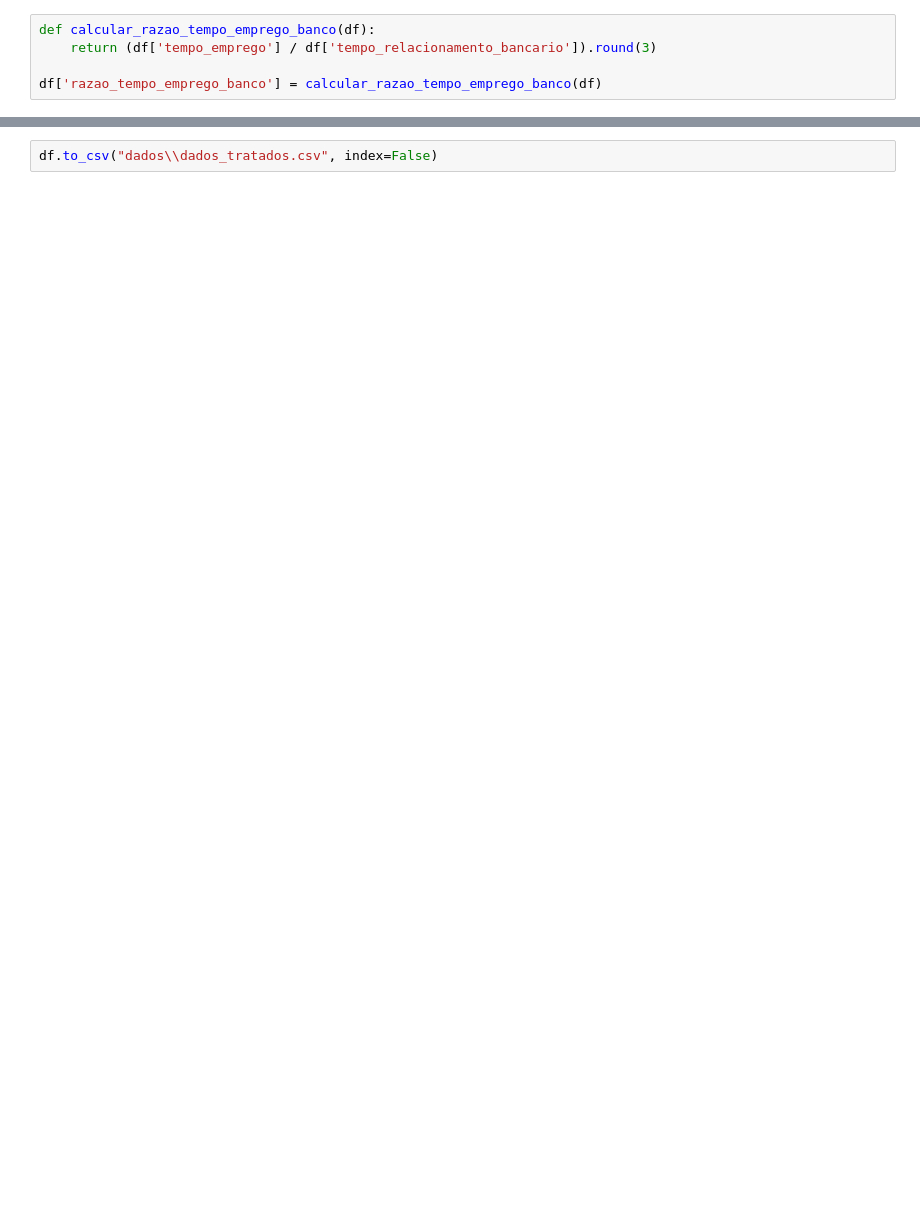
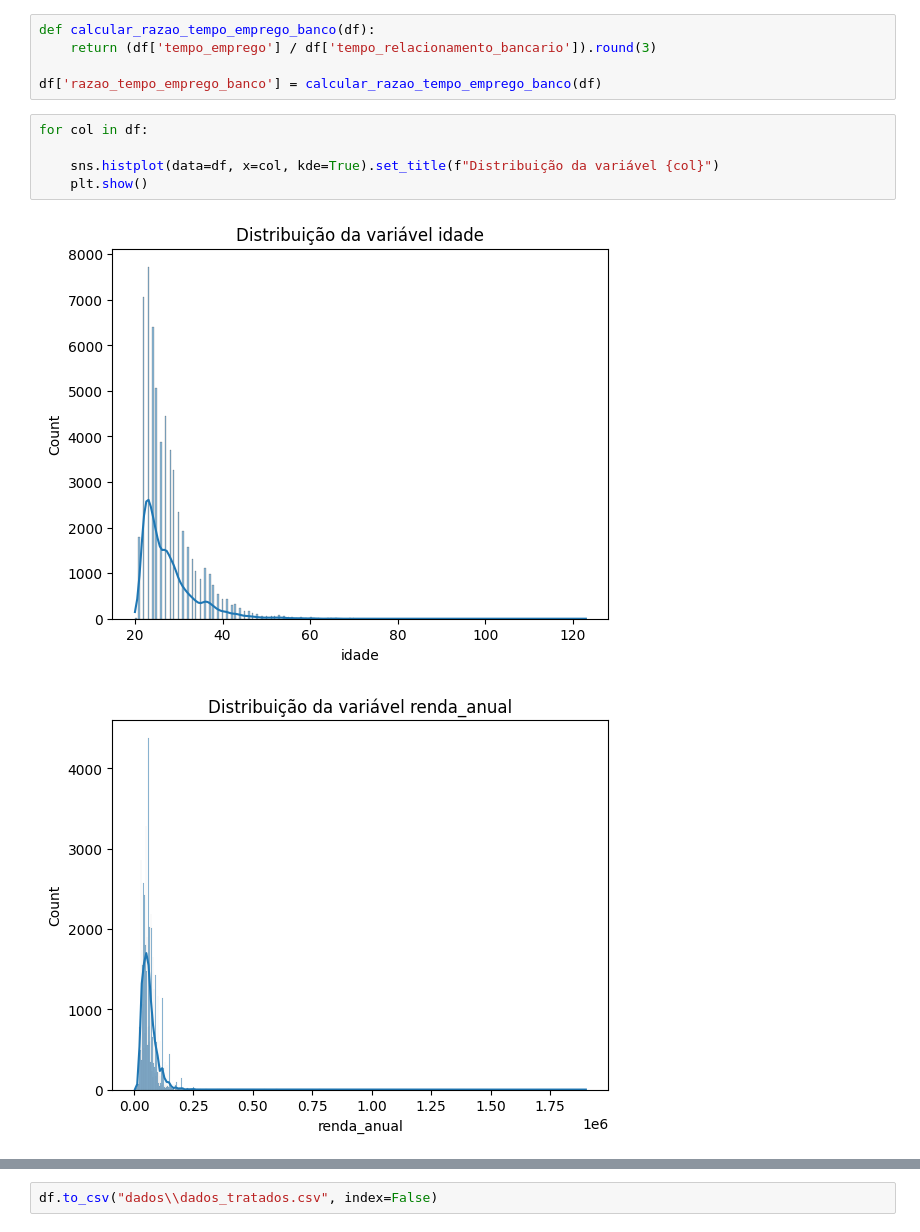
Before and after one commit to andrefeitosa9/projeto-machinelearningI, a Jupyter notebook: Notebook EDA.ipynb, the cells around one changed output, grey strips where cells are left out. Drawn from its saved outputs; the diff is of its cells as text; blank space fills up the shorter version.

```diff
--- a/Notebook EDA.ipynb
+++ b/Notebook EDA.ipynb
@@ -242,3 +356,11 @@ def calcular_razao_tempo_emprego_banco(df):
     return (df['tempo_emprego'] / df['tempo_relacionamento_bancario']).round(3)
 
 df['razao_tempo_emprego_banco'] = calcular_razao_tempo_emprego_banco(df)
+# %%
+for col in df:
+
+    sns.histplot(data=df, x=col, kde=True).set_title(f"Distribuição da variável {col}")
+    plt.show()
+# %% [output]
+[figure, added]
+[figure, added]
```
Also changed, not shown: parts of 25 cells of this notebook.
